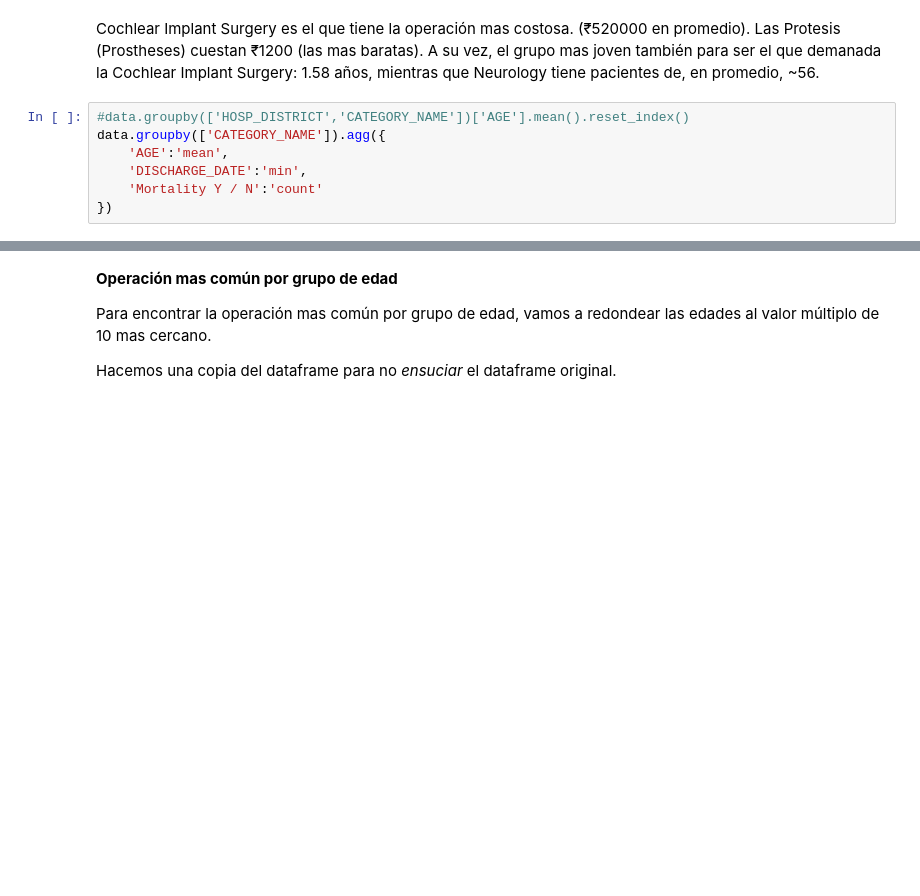
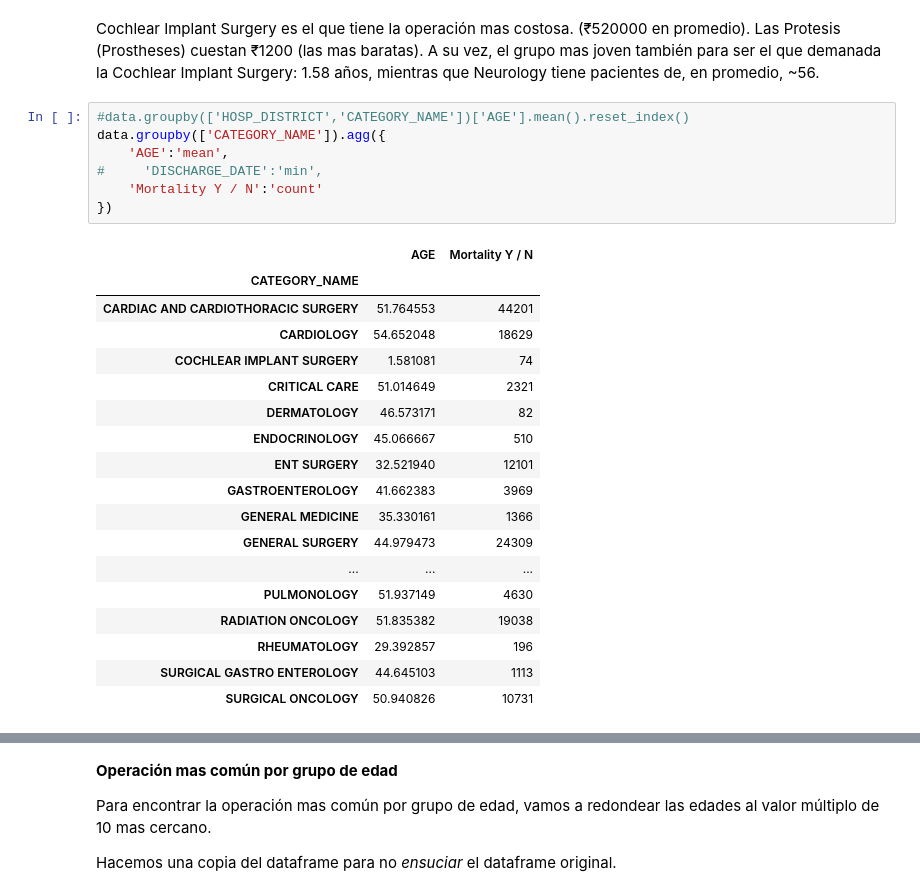
Before and after one commit to matog/iSalud-IntroCienciaDeDatos, a Jupyter notebook: Clase2-India.ipynb, the cells around one changed output, grey strips where cells are left out. Cells and saved outputs as stored; diff of their text form; blank space fills up the shorter version.

```diff
--- a/Clase2-India.ipynb
+++ b/Clase2-India.ipynb
@@ -307,10 +469,29 @@ Cochlear Implant Surgery es el que tiene la operación mas costosa. (₹520000 e
 # %%
 #data.groupby(['HOSP_DISTRICT','CATEGORY_NAME'])['AGE'].mean().reset_index()
 data.groupby(['CATEGORY_NAME']).agg({
     'AGE':'mean',
-    'DISCHARGE_DATE':'min',
+#     'DISCHARGE_DATE':'min',
     'Mortality Y / N':'count'
 })
+# %% [output]
+|  | AGE | Mortality Y / N |
+| CATEGORY_NAME |  |  |
+| CARDIAC AND CARDIOTHORACIC SURGERY | 51.764553 | 44201 |
+| CARDIOLOGY | 54.652048 | 18629 |
+| COCHLEAR IMPLANT SURGERY | 1.581081 | 74 |
+| CRITICAL CARE | 51.014649 | 2321 |
+| DERMATOLOGY | 46.573171 | 82 |
+| ENDOCRINOLOGY | 45.066667 | 510 |
+| ENT SURGERY | 32.521940 | 12101 |
+| GASTROENTEROLOGY | 41.662383 | 3969 |
+| GENERAL MEDICINE | 35.330161 | 1366 |
+| GENERAL SURGERY | 44.979473 | 24309 |
+| ... | ... | ... |
+| PULMONOLOGY | 51.937149 | 4630 |
+| RADIATION ONCOLOGY | 51.835382 | 19038 |
+| RHEUMATOLOGY | 29.392857 | 196 |
+| SURGICAL GASTRO ENTEROLOGY | 44.645103 | 1113 |
+| SURGICAL ONCOLOGY | 50.940826 | 10731 |
 # %%
 data.groupby(['CATEGORY_NAME']).agg(
     **{
```
Also changed, not shown: parts of 26 cells of this notebook, 4 other files.
